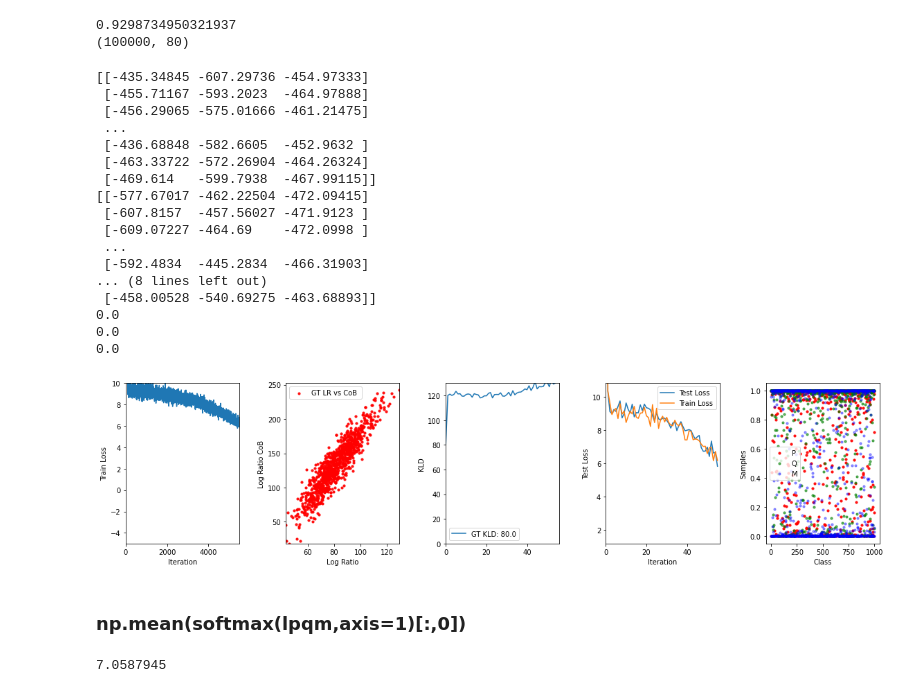
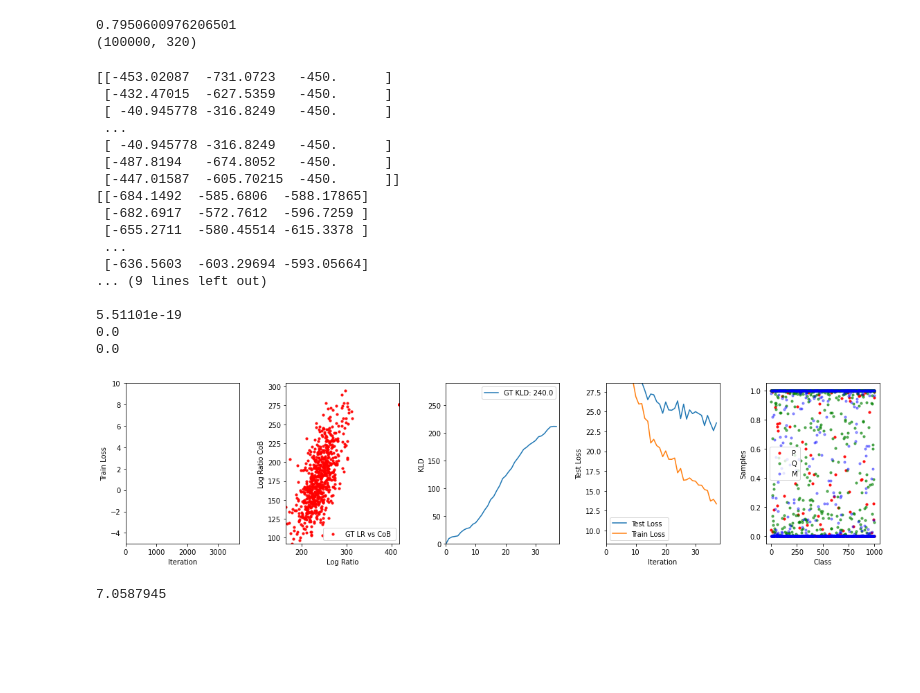
Before and after one commit to akashgit/cob, a Jupyter notebook: notebooks/CoB_interactive_exp_fam.ipynb, the cells around one changed output. Saved outputs shown, nothing was run; the diff lists cells and outputs as text; code cells hidden in the pictures; blank space fills up the shorter version.

```diff
--- a/notebooks/CoB_interactive_exp_fam.ipynb
+++ b/notebooks/CoB_interactive_exp_fam.ipynb
@@ -58,7 +59,7 @@ print(min(m_s),max(m_s))
 # %%
-n_dims = 80
+n_dims = 320
 num_samples=100000
-mi = 40
+mi = 80
 bs=1000
 N=800
 deep=False
@@ -93,9 +94,9 @@ def get_data(mu_1=0.,mu_2=2.,mu_3=2.,scale_p=0.1,scale_q=0.1,scale_m=1.):
 
     p_samples_ = p.sample([num_samples])
     q_samples_ = q.sample([num_samples])
-    alpha = tf.expand_dims(tfd.Uniform (.6,1.).sample([num_samples]),1) #).15, 0.83 [0.01,0.33,0.5,.64,.99]
-    alpha = tf.expand_dims(tf.reshape(tf.repeat([0.,0.25,0.5,.75,1.],num_samples//5),[num_samples]),1) #[0.05,0.25,0.6,.85,0.95]
-    alpha = tf.expand_dims(tf.reshape(tf.repeat([0.,.125,.25,.375,.45,.55,.625,.75,.875,1.],num_samples//10),[num_samples]),1)
+#     alpha = tf.expand_dims(tfd.Uniform (.6,1.).sample([num_samples]),1) #).15, 0.83 [0.01,0.33,0.5,.64,.99]
+    alpha = tf.expand_dims(tf.reshape(tf.repeat([0.,0.25,0.5,.75,1.],num_samples//5),[num_samples]),1) #[0.05,0.25,0.6,.85,0.95] MI = 40
+#     alpha = tf.expand_dims(tf.reshape(tf.repeat([0.,.125,.25,.375,.45,.55,.625,.75,.875,1.],num_samples//10),[num_samples]),1) MI = 120
 #     alpha = 0.8
     m_samples_ = tf.sqrt(1-alpha**2)*p_samples_ + alpha*q_samples_
     m_samples_ = (1-alpha)*p_samples_ + alpha*q_samples_
@@ -128,15 +129,15 @@ _, _, _, p_list_test, _, m_list_test = get_data(mu_1,mu_2,mu_3,scale_p,scale_q,s
 
 print(p_list.shape)
 # %% [output]
-0.9298734950321937
-(100000, 80)
+0.7950600976206501
+(100000, 320)
 # %%
 p_samples = tf.placeholder(tf.float32, shape=[None,n_dims])
 q_samples = tf.placeholder(tf.float32, shape=[None,n_dims])
 m_samples = tf.placeholder(tf.float32, shape=[None,n_dims])
 
 dloss = get_loss(p_samples, q_samples, m_samples, None, deep=deep)
-optim = get_optim(dloss,lr=5e-5)#,lr=5e-3,b1=.99
+optim = get_optim(dloss,lr=1e-3)#,lr=5e-3,b1=.99
 
 log_ratio_p_q, _ = get_gt_ratio_kl(p,q,p_samples)
 _, kl_from_pq = get_gt_ratio_kl(p,q,p_samples)
@@ -243,49 +244,49 @@ for j in pbar:
 
 
 
             clear_output(wait=True)
 
             sp = (lpqm)
             sq = (l_q)
             sm = (l_m)
             print(sp)
             print(sq)
             print(sm)
 
+            print(dloss.device)
+
             print(np.mean(np.exp(lpqm[:,0])))
             print(np.mean(np.exp(l_q[:,1])))
             print(np.mean(np.exp(l_m[:,2])))
 
 #             if ( sp>0.99 and sq > 0.99 and sm>0.99 ):
 #                 sys.exit(0)
 
 
             display(fig)
 
 
 
 # sample_and_plot(sess, kld, kl_from_pq, kl_from_cob, p_samples, q_samples, m_samples, log_ratio_p_q, log_ratio_p_m, mu_1, mu_2, scale_p, scale_q, mu_3, scale_m)
 # %% [output]
-[[-435.34845 -607.29736 -454.97333]
- [-455.71167 -593.2023  -464.97888]
- [-456.29065 -575.01666 -461.21475]
+[[-453.02087  -731.0723   -450.      ]
+ [-432.47015  -627.5359   -450.      ]
+ [ -40.945778 -316.8249   -450.      ]
  ...
- [-436.68848 -582.6605  -452.9632 ]
- [-463.33722 -572.26904 -464.26324]
- [-469.614   -599.7938  -467.99115]]
-[[-577.67017 -462.22504 -472.09415]
- [-607.8157  -457.56027 -471.9123 ]
- [-609.07227 -464.69    -472.0998 ]
+ [ -40.945778 -316.8249   -450.      ]
+ [-487.8194   -674.8052   -450.      ]
+ [-447.01587  -605.70215  -450.      ]]
+[[-684.1492  -585.6806  -588.17865]
+ [-682.6917  -572.7612  -596.7259 ]
+ [-655.2711  -580.45514 -615.3378 ]
  ...
- [-592.4834  -445.2834  -466.31903]
-... (8 lines left out)
- [-458.00528 -540.69275 -463.68893]]
+ [-636.5603  -603.29694 -593.05664]
+... (9 lines left out)
+
+5.51101e-19
 0.0
 0.0
-0.0
-[figure, old version]
+[figure, new version]
-# %% [markdown]
-### np.mean(softmax(lpqm,axis=1)[:,0])
 # %%
 np.std(kld_store[-5:])
 # %% [output]
```
Also changed, not shown: parts of 2 cells of this notebook, 1 other file.
